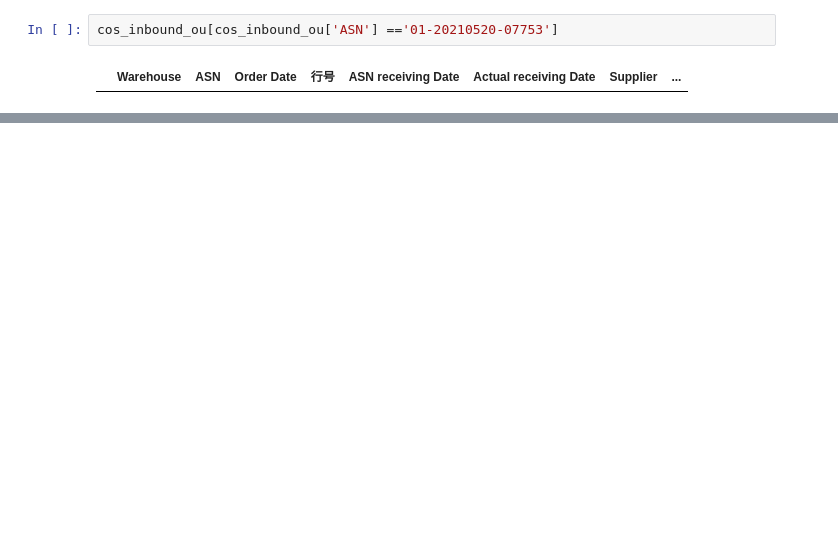
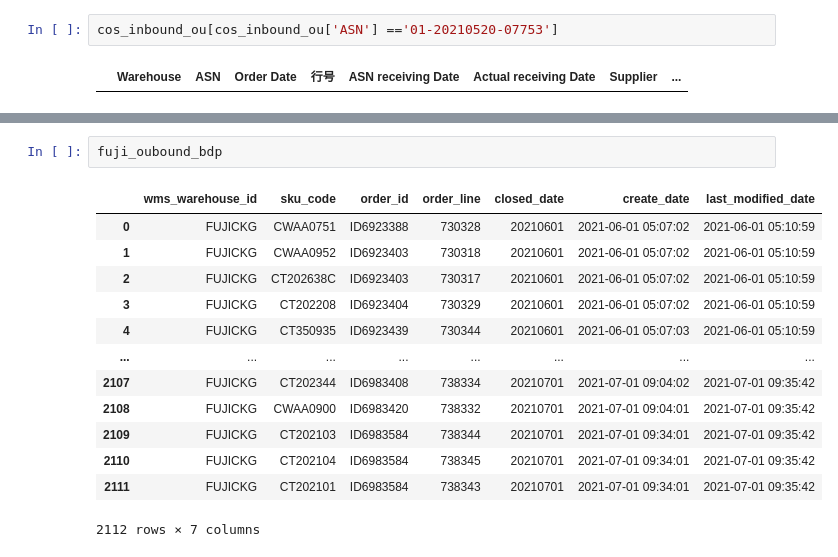
Before and after one commit to fyenne/CN-214, a Jupyter notebook: check_ou_bdp.ipynb, the cells around one changed output, grey strips where cells are left out. Saved outputs shown, nothing was run; the diff lists cells and outputs as text; blank space fills up the shorter version.

```diff
--- a/check_ou_bdp.ipynb
+++ b/check_ou_bdp.ipynb
@@ -1535,0 +1703,16 @@ cos_inbound_ou[cos_inbound_ou['ASN'] =='01-20210520-07753']
+# %%
+fuji_oubound_bdp
+# %% [output]
+|  | wms_warehouse_id | sku_code | order_id | order_line | closed_date | create_date | last_modified_date |
+| 0 | FUJICKG | CWAA0751 | ID6923388 | 730328 | 20210601 | 2021-06-01 05:07:02 | 2021-06-01 05:10:59 |
+| 1 | FUJICKG | CWAA0952 | ID6923403 | 730318 | 20210601 | 2021-06-01 05:07:02 | 2021-06-01 05:10:59 |
+| 2 | FUJICKG | CT202638C | ID6923403 | 730317 | 20210601 | 2021-06-01 05:07:02 | 2021-06-01 05:10:59 |
+| 3 | FUJICKG | CT202208 | ID6923404 | 730329 | 20210601 | 2021-06-01 05:07:02 | 2021-06-01 05:10:59 |
+| 4 | FUJICKG | CT350935 | ID6923439 | 730344 | 20210601 | 2021-06-01 05:07:03 | 2021-06-01 05:10:59 |
+| ... | ... | ... | ... | ... | ... | ... | ... |
+| 2107 | FUJICKG | CT202344 | ID6983408 | 738334 | 20210701 | 2021-07-01 09:04:02 | 2021-07-01 09:35:42 |
+| 2108 | FUJICKG | CWAA0900 | ID6983420 | 738332 | 20210701 | 2021-07-01 09:04:01 | 2021-07-01 09:35:42 |
+| 2109 | FUJICKG | CT202103 | ID6983584 | 738344 | 20210701 | 2021-07-01 09:34:01 | 2021-07-01 09:35:42 |
+| 2110 | FUJICKG | CT202104 | ID6983584 | 738345 | 20210701 | 2021-07-01 09:34:01 | 2021-07-01 09:35:42 |
+| 2111 | FUJICKG | CT202101 | ID6983584 | 738343 | 20210701 | 2021-07-01 09:34:01 | 2021-07-01 09:35:42 |
+2112 rows × 7 columns
```
Also changed, not shown: parts of 22 cells of this notebook, 1 other file.
